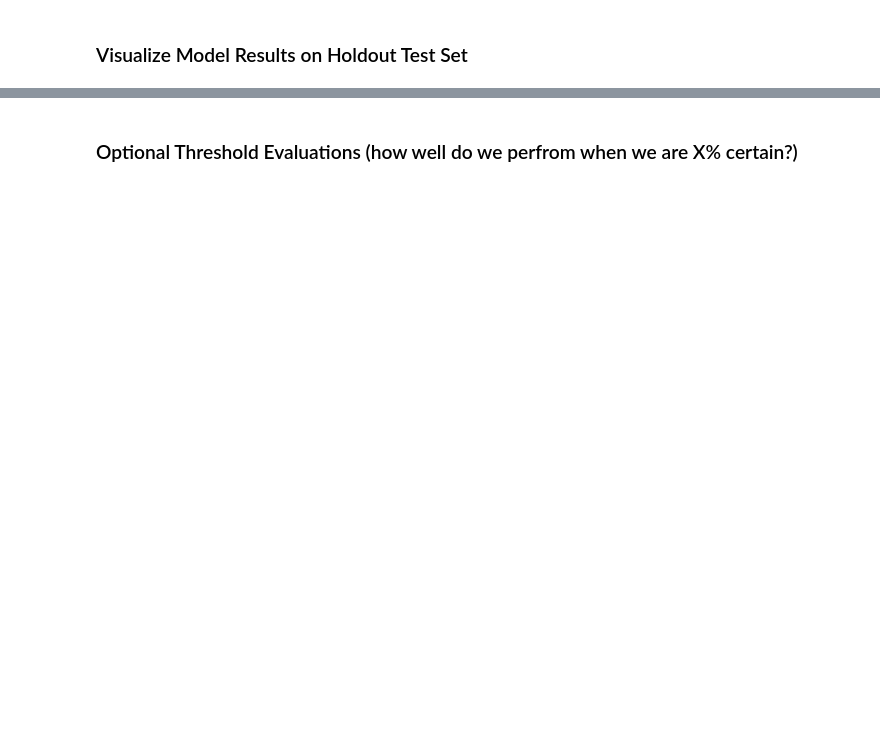
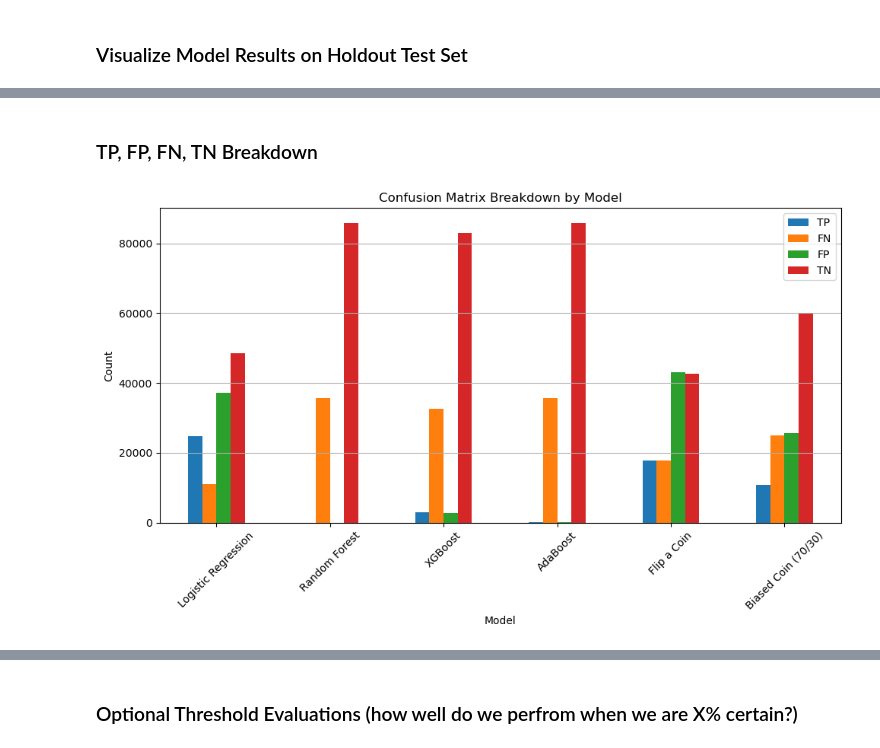
Before and after one commit to aspirou55/DonorsChoose, a Jupyter notebook: ClassificationModels_DonorsChoose.ipynb, the cells around one changed output, grey strips where cells are left out. Saved outputs shown, nothing was run; the diff lists cells and outputs as text; code cells hidden in the pictures; blank space fills up the shorter version.

```diff
--- a/ClassificationModels_DonorsChoose.ipynb
+++ b/ClassificationModels_DonorsChoose.ipynb
@@ -34,3 +38,17 @@ warnings.filterwarnings('ignore')
+# %%
+class BiasedCoinClassifier(BaseEstimator, ClassifierMixin):
+    def __init__(self, random_state=42):
+        self.random_state = random_state
+
+    def fit(self, X, y):
+        return self
+
+    def predict(self, X):
+        rng = np.random.RandomState(self.random_state)
+        return rng.choice([0, 1], size=X.shape[0], p=[0.7, 0.3])
+
+    def predict_proba(self, X):
+        return np.tile([0.7, 0.3], (X.shape[0], 1))
 # %%
 df = pd.read_csv('TIDY_unclean_1.csv')
 # %%
@@ -572,0 +605,11 @@ plt.show()
+# %% [markdown]
+### TP, FP, FN, TN Breakdown
+# %%
+results_df[['TP', 'FN', 'FP', 'TN']].plot(kind='bar', figsize=(10, 6), rot=45)
+plt.title("Confusion Matrix Breakdown by Model")
+plt.ylabel("Count")
+plt.grid(axis='y')
+plt.tight_layout()
+plt.show()
+# %% [output]
+[figure, added]
```
Also changed, not shown: parts of 17 cells of this notebook.
